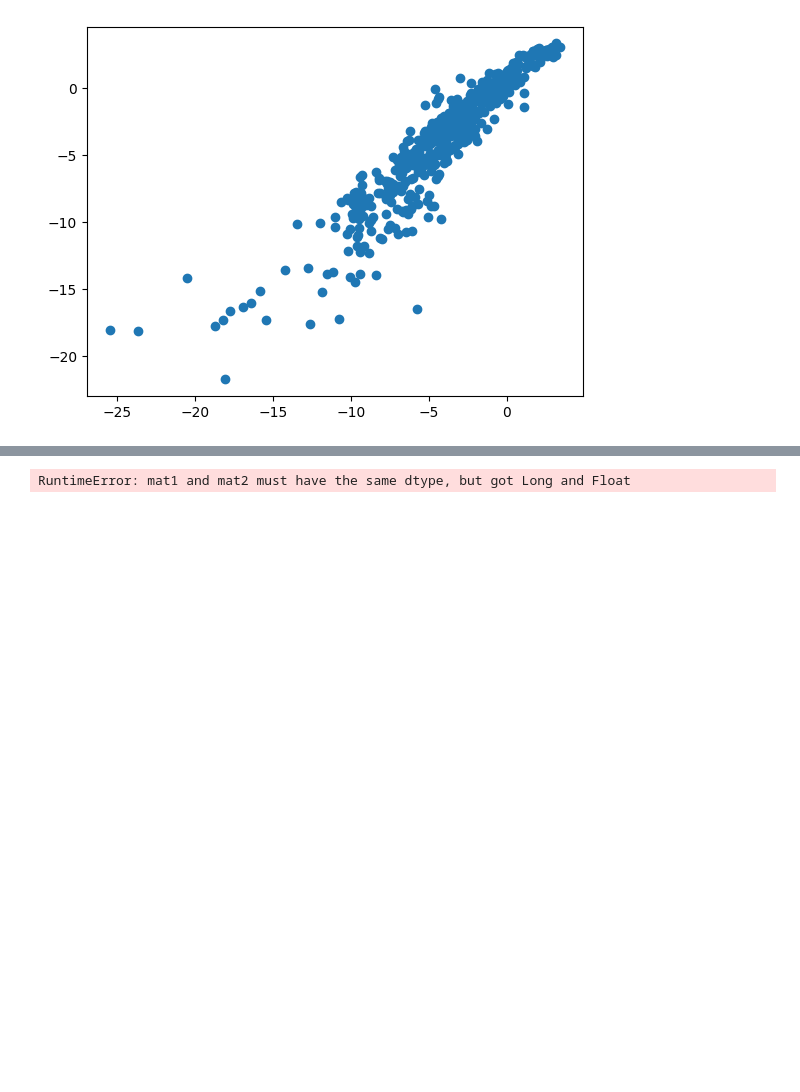
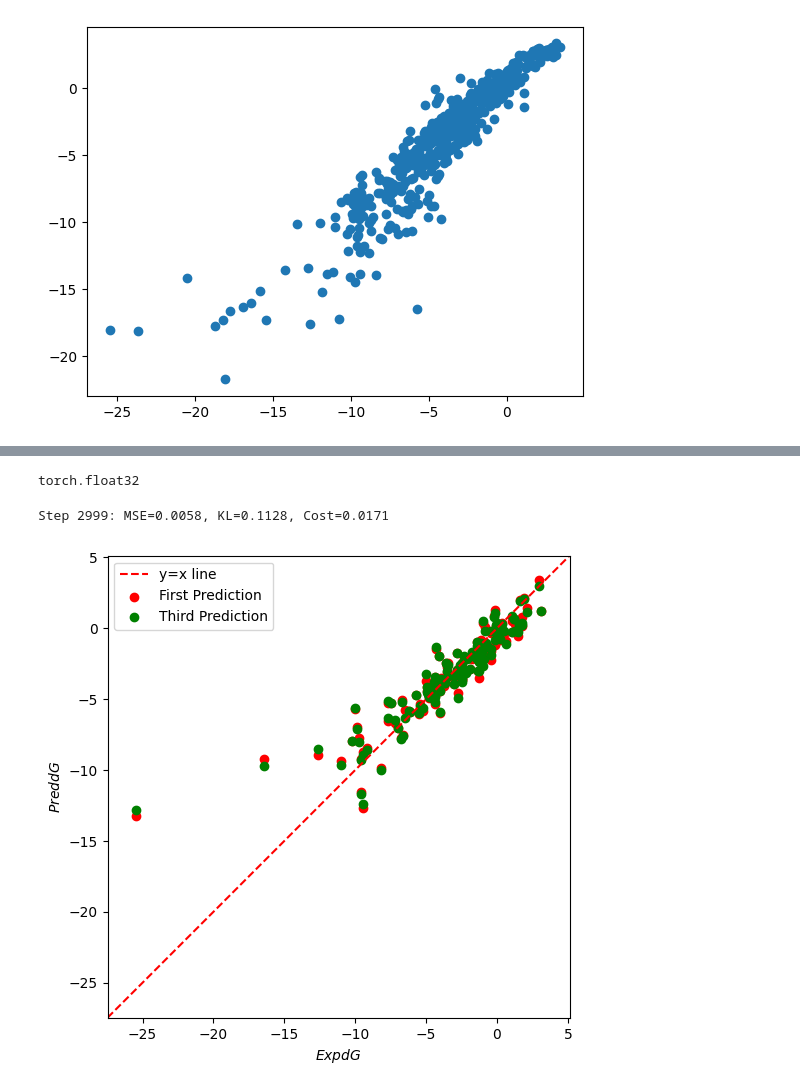
Before and after one commit to wagleswapnil/ML-for-QSAR, a Jupyter notebook: bnn_freesolv.ipynb, the cells around one changed output, grey strips where cells are left out. Drawn from its saved outputs; the diff is of its cells as text; code cells hidden in the pictures; blank space fills up the shorter version.

```diff
--- a/bnn_freesolv.ipynb
+++ b/bnn_freesolv.ipynb
@@ -73,21 +71,59 @@ kl_weight = 0.01
 
 optimizer = optim.Adam(model.parameters(), lr=0.01)
 # %%
-x = torch.stack([torch.tensor(np.array(fp)) for fp in free_solv_db['morgan_fp'].values])
+x = torch.stack([torch.tensor(fp, dtype=torch.float32) for fp in free_solv_db['morgan_fp'].values])
 y = torch.tensor(free_solv_db['Expt_dG'].values).unsqueeze(1).float()
+
+x.dtype
+# %% [output]
+torch.float32
+# %%
+from sklearn.model_selection import train_test_split
+
+x_train, x_test, y_train, y_test = train_test_split(x, y, test_size=0.2, random_state=42, shuffle=True)
 # %%
 kl_weight = 0.1
 # %%
 for step in range(3000):
-    pre = model(x)
-    mse = mse_loss(pre, y)
+    pre = model(x_train)
+    mse = mse_loss(pre, y_train)
     kl = kl_loss(model)
     cost = mse + kl_weight*kl
 
     optimizer.zero_grad()
     cost.backward()
     optimizer.step()
-
 print(f"Step {step}: MSE={mse.item():.4f}, KL={kl.item():.4f}, Cost={cost.item():.4f}")
 # %% [output]
-RuntimeError: mat1 and mat2 must have the same dtype, but got Long and Float
+Step 2999: MSE=0.0058, KL=0.1128, Cost=0.0171
+# %%
+fig, ax = plt.subplots(figsize=(6,6))
+ax.axline((0, 0), slope=1, color='r', linestyle='--', label='y=x line')
+ax.set_aspect("equal", adjustable="box")
+
+
+plt.xlabel(r'$Exp dG$')
+plt.ylabel(r'$Pred dG$')
+
+
+y_predict = model(x_test)
+plt.scatter(y_test.data.numpy(), y_predict.data.numpy(), color='red', label='First Prediction')
+
+
+y_predict = model(x_test)
+#plt.scatter(y_test.data.numpy(), y_predict.data.numpy(), color='blue', label='Second Prediction')
+
+y_predict = model(x_test)
+plt.scatter(y_test.data.numpy(), y_predict.data.numpy(), color='green', label='Third Prediction')
+
+min_val = y_test.data.numpy().min()
+max_val = y_test.data.numpy().max()
+
+ax.set_xlim(min_val-2, max_val+2)
+ax.set_ylim(min_val-2, max_val+2)
+
+plt.legend()
+
+plt.show()
+# %% [output]
+[figure, added]
```
Also changed, not shown: parts of 1 cell of this notebook.
